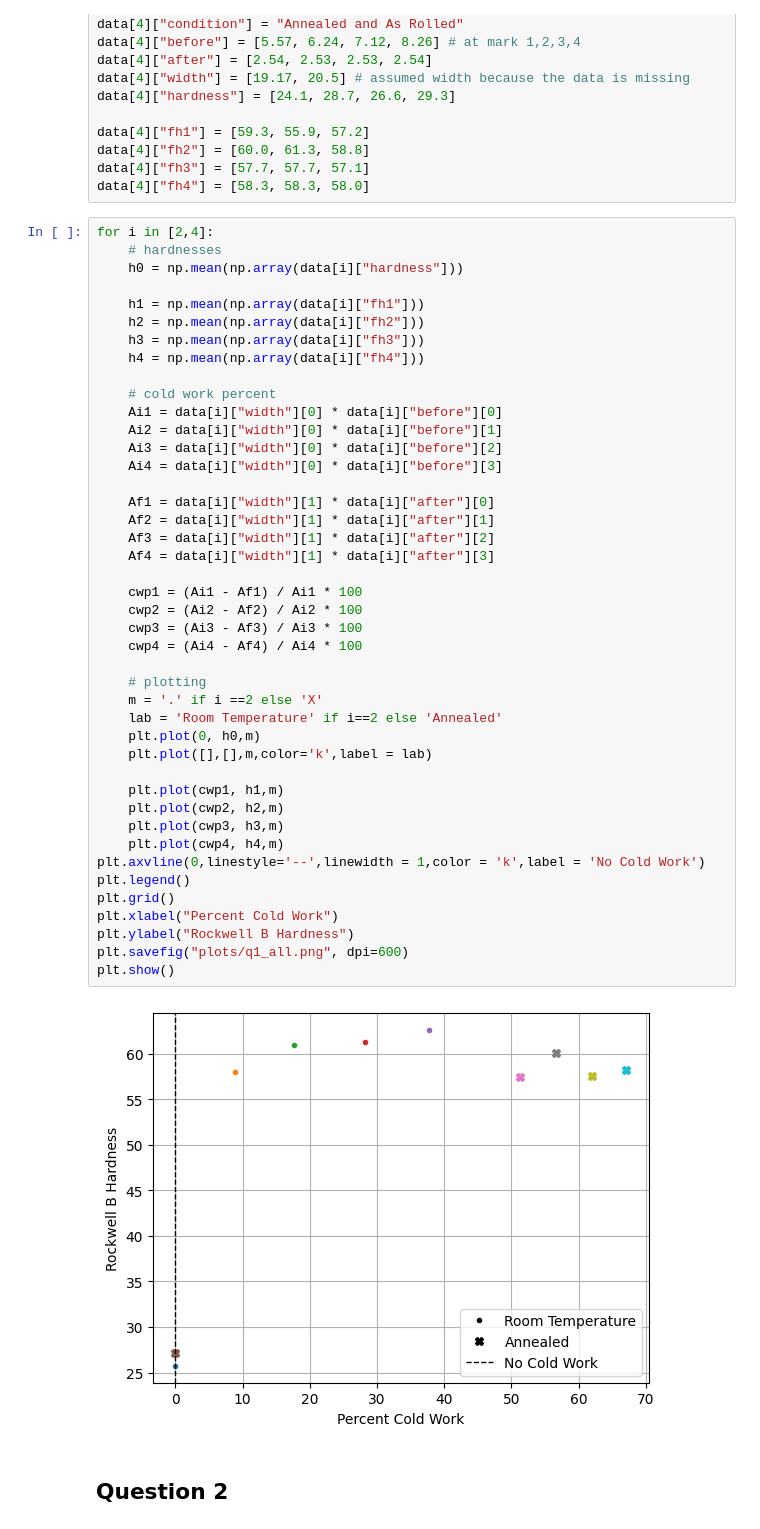
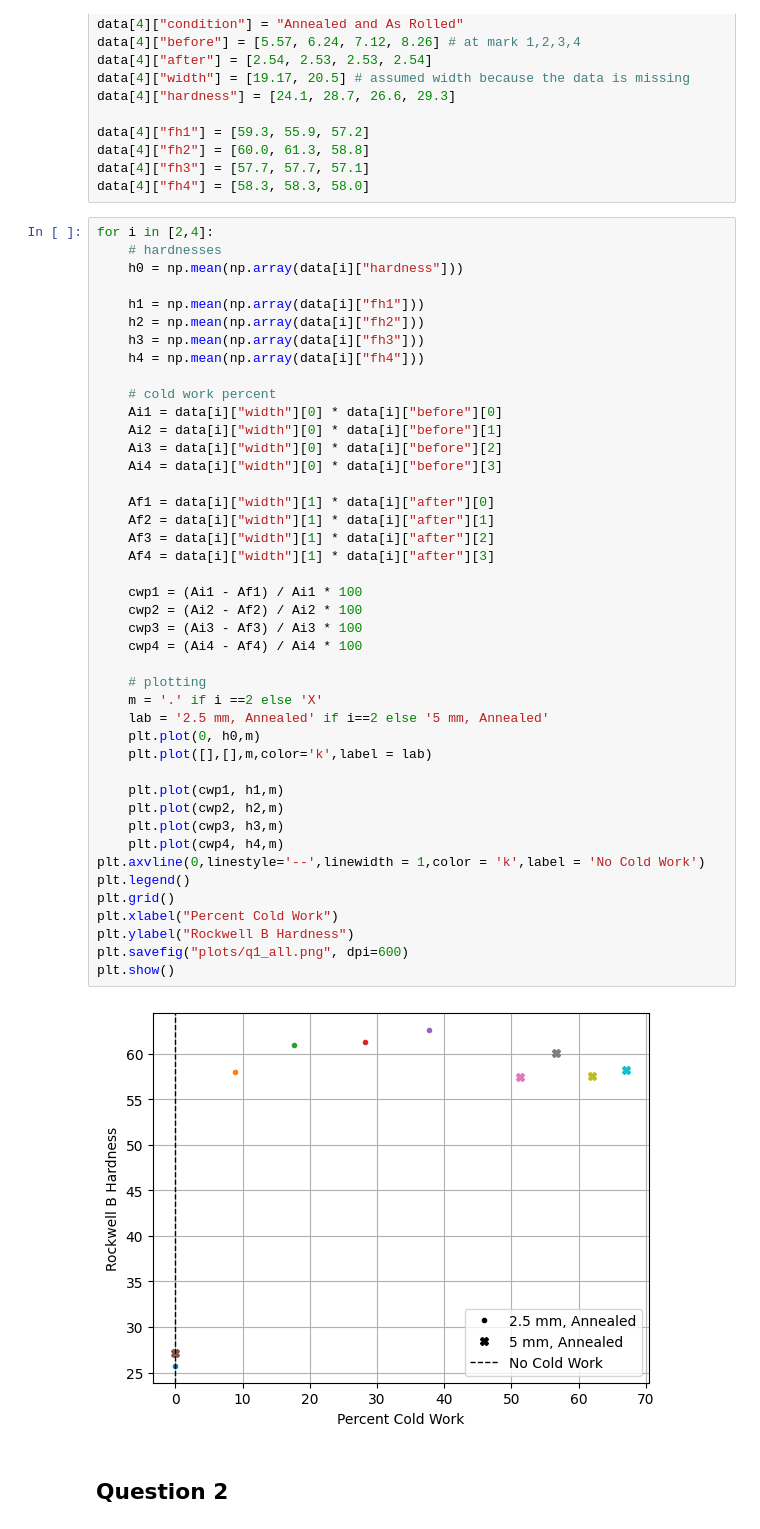
Before and after one commit to nglaser3/NPRE432_Materials, a Jupyter notebook: Lab3/Untitled.ipynb, the cells around one changed output. Drawn from its saved outputs; the diff is of its cells as text.

```diff
--- a/Lab3/Untitled.ipynb
+++ b/Lab3/Untitled.ipynb
@@ -99,35 +91,35 @@ for i in [2,4]:
     Ai3 = data[i]["width"][0] * data[i]["before"][2]
     Ai4 = data[i]["width"][0] * data[i]["before"][3]
 
     Af1 = data[i]["width"][1] * data[i]["after"][0]
     Af2 = data[i]["width"][1] * data[i]["after"][1]
     Af3 = data[i]["width"][1] * data[i]["after"][2]
     Af4 = data[i]["width"][1] * data[i]["after"][3]
 
     cwp1 = (Ai1 - Af1) / Ai1 * 100
     cwp2 = (Ai2 - Af2) / Ai2 * 100
     cwp3 = (Ai3 - Af3) / Ai3 * 100
     cwp4 = (Ai4 - Af4) / Ai4 * 100
 
     # plotting
     m = '.' if i ==2 else 'X'
-    lab = 'Room Temperature' if i==2 else 'Annealed'
+    lab = '2.5 mm, Annealed' if i==2 else '5 mm, Annealed'
     plt.plot(0, h0,m)
     plt.plot([],[],m,color='k',label = lab)
 
     plt.plot(cwp1, h1,m)
     plt.plot(cwp2, h2,m)
     plt.plot(cwp3, h3,m)
     plt.plot(cwp4, h4,m)
 plt.axvline(0,linestyle='--',linewidth = 1,color = 'k',label = 'No Cold Work')
 plt.legend()
 plt.grid()
 plt.xlabel("Percent Cold Work")
 plt.ylabel("Rockwell B Hardness")
 plt.savefig("plots/q1_all.png", dpi=600)
 plt.show()
 # %% [output]
-[figure, old version]
+[figure, new version]
 # %% [markdown]
 ## Question 2
 # %%
```
Also changed, not shown: parts of 3 cells of this notebook, 7 other files.
